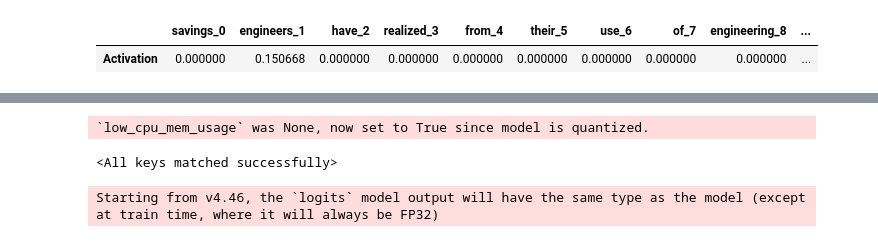
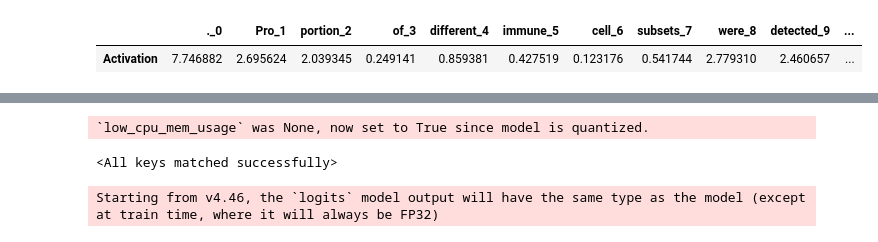
Before and after one commit to reedmayhew18/sae, a Jupyter notebook: src/main.ipynb, the cells around one changed output, grey strips where cells are left out. Drawn from its saved outputs; the diff is of its cells as text; code cells hidden in the pictures.

```diff
--- a/src/main.ipynb
+++ b/src/main.ipynb
@@ -55,0 +17,12 @@ print(json.dumps(top_examples[53475][0], indent=2))
+# %%
+indicies = [32026, 57660, 45783, 41517, 64668, 29073, 14701, 6527, 49447, 52757, 9720, 50479, 6949, 17260, 64775,  25398]
+top_examples = top_activations(
+    feat_idx_list=indicies,
+    k=20,
+    context_len=15,
+    latent_dataset_path="../sparse_latent_vectors/latent_vectors_batch_*.pt",
+    dataset_slice=(5,50),
+    act_id_dataset="../activations_data/last3_batch_*.npy",
+    tokenizer=tokenizer,
+    verbose=True
+)
@@ -76,6 +88,6 @@ examples_plot_df(top_examples[53475][0]) # Plots the top example for feature 585
 # %%
-examples_plot_df_horizontal(top_examples[53475][0])
+examples_plot_df_horizontal(top_examples[45783][0])
 # %% [output]
-|  | savings_0 | engineers_1 | have_2 | realized_3 | from_4 | their_5 | use_6 | of_7 | engineering_8 | ... |
-| Activation | 0.000000 | 0.150668 | 0.000000 | 0.000000 | 0.000000 | 0.000000 | 0.000000 | 0.000000 | 0.000000 | ... |
+|  | ._0 | Pro_1 | portion_2 | of_3 | different_4 | immune_5 | cell_6 | subsets_7 | were_8 | detected_9 | ... |
+| Activation | 7.746882 | 2.695624 | 2.039345 | 0.249141 | 0.859381 | 0.427519 | 0.123176 | 0.541744 | 2.779310 | 2.460657 | ... |
 # %%
```
Also changed, not shown: parts of 11 cells of this notebook, 4 other files.
